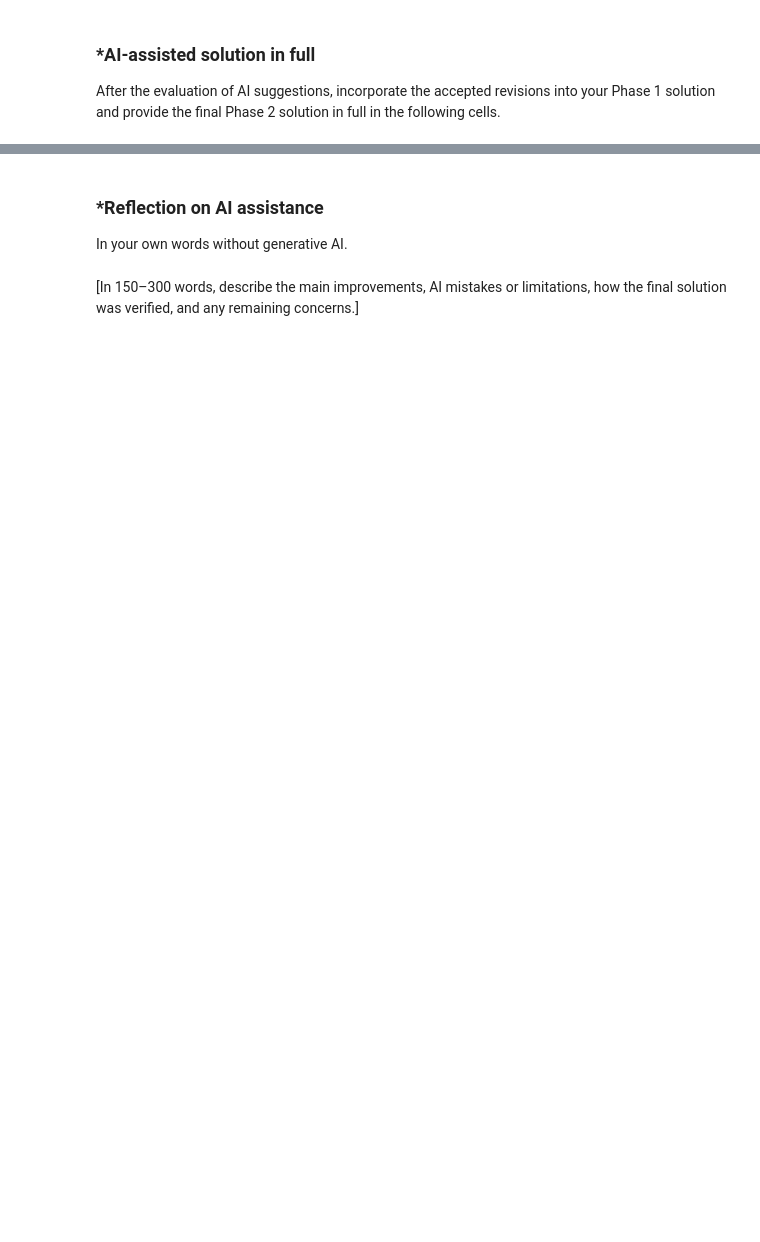
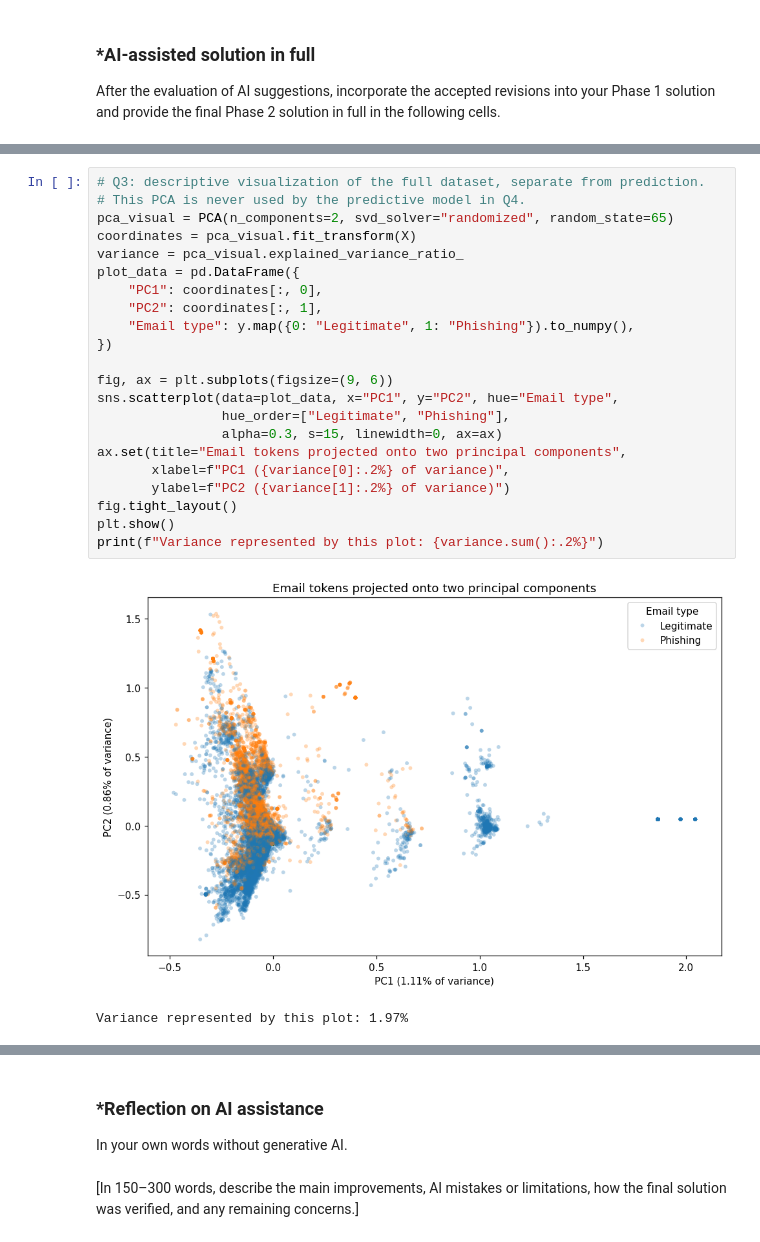
Before and after one commit to Candledd/A05-pca, a Jupyter notebook: notebook.ipynb, the cells around one changed output, grey strips where cells are left out. Saved outputs shown, nothing was run; the diff lists cells and outputs as text; blank space fills up the shorter version.

```diff
--- a/notebook.ipynb
+++ b/notebook.ipynb
@@ -225,0 +315,25 @@ After the evaluation of AI suggestions, incorporate the accepted revisions into
+# %%
+# Q3: descriptive visualization of the full dataset, separate from prediction.
+# This PCA is never used by the predictive model in Q4.
+pca_visual = PCA(n_components=2, svd_solver="randomized", random_state=65)
+coordinates = pca_visual.fit_transform(X)
+variance = pca_visual.explained_variance_ratio_
+plot_data = pd.DataFrame({
+    "PC1": coordinates[:, 0],
+    "PC2": coordinates[:, 1],
+    "Email type": y.map({0: "Legitimate", 1: "Phishing"}).to_numpy(),
+})
+
+fig, ax = plt.subplots(figsize=(9, 6))
+sns.scatterplot(data=plot_data, x="PC1", y="PC2", hue="Email type",
+                hue_order=["Legitimate", "Phishing"],
+                alpha=0.3, s=15, linewidth=0, ax=ax)
+ax.set(title="Email tokens projected onto two principal components",
+       xlabel=f"PC1 ({variance[0]:.2%} of variance)",
+       ylabel=f"PC2 ({variance[1]:.2%} of variance)")
+fig.tight_layout()
+plt.show()
+print(f"Variance represented by this plot: {variance.sum():.2%}")
+# %% [output]
+[figure, added]
+Variance represented by this plot: 1.97%
```
Also changed, not shown: parts of 16 cells of this notebook.
